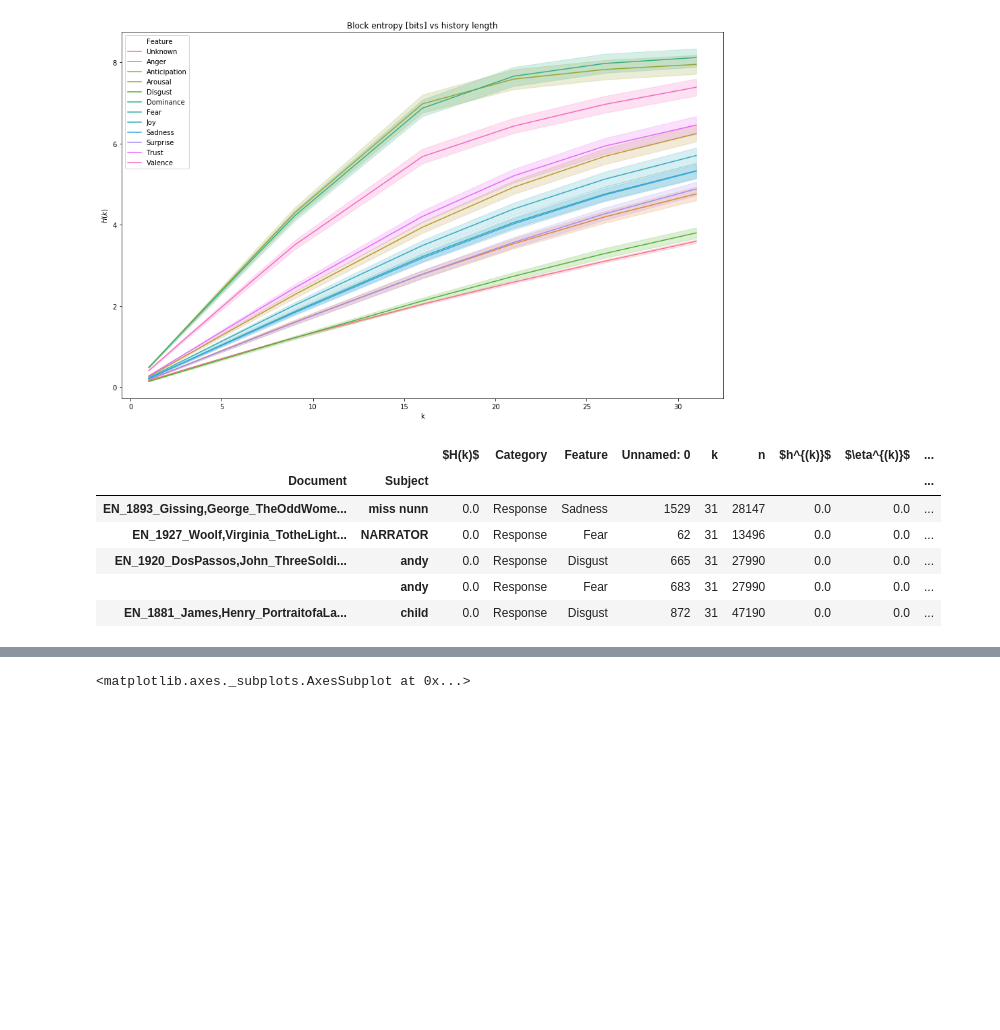
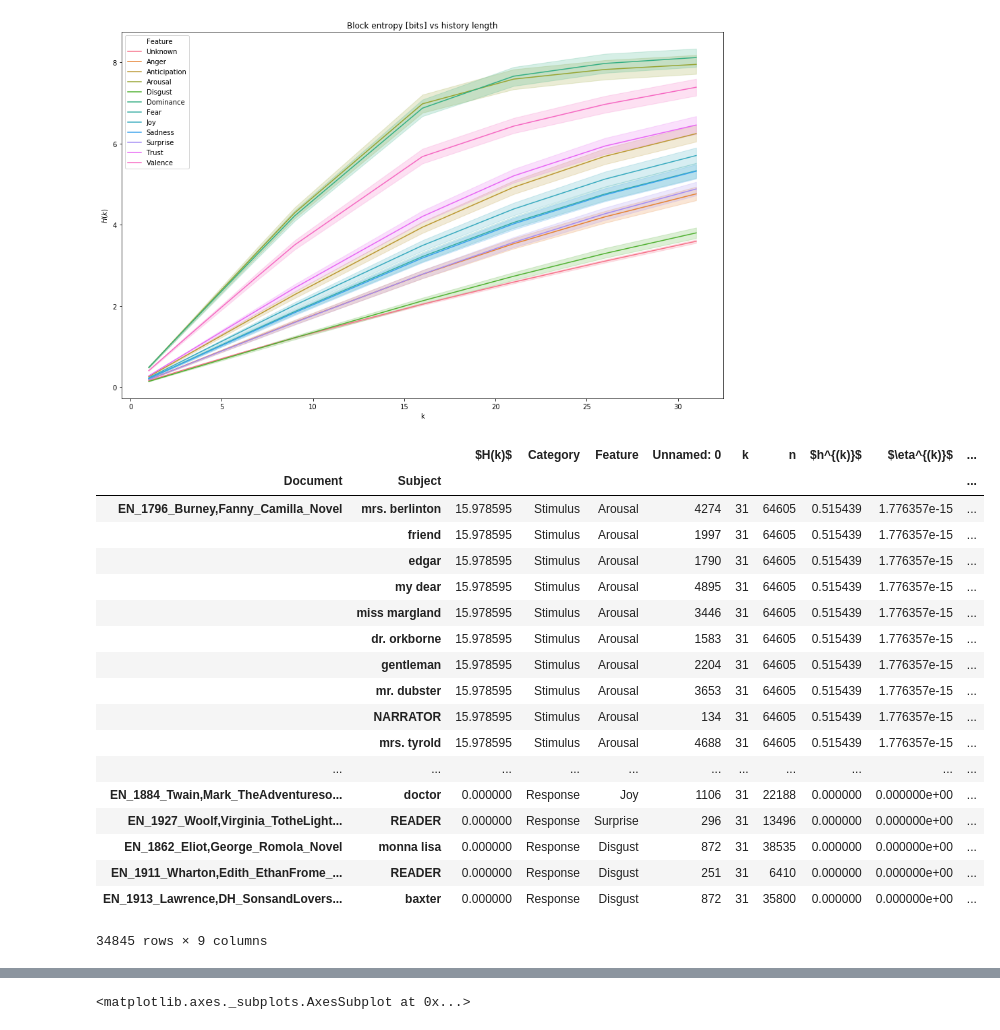
Before and after one commit to kjaquier/psylit-experiments, a Jupyter notebook: notebooks/dev/cascades-block-entropy.ipynb, the cells around one changed output, grey strips where cells are left out. Drawn from its saved outputs; the diff is of its cells as text; code cells hidden in the pictures; blank space fills up the shorter version.

```diff
--- a/notebooks/dev/cascades-block-entropy.ipynb
+++ b/notebooks/dev/cascades-block-entropy.ipynb
@@ -114,7 +167,8 @@ mc
 43916869 rows × 21 columns
 <models.cascades.MultiCascades at 0x...>
 # %%
+from models.cascades import FEATURE_TRANSFORMERS
 transform_function = FEATURE_TRANSFORMERS['StimulusResponse']
-mcsr = transform_function(mc)
+mcsr = transform_function(mc, use_dask=True)
 mcsr
 # %% [output]
@@ -241,13 +233,25 @@ plt.show()
 # %% [output]
 [figure]
 # %%
-dflim = df[df.k == df.k.max()].sort_values(by=ENT_RATE)
-dflim.head()
+dflim = df[df.k == df.k.max()].sort_values(by=ENT_RATE, ascending=False)
+dflim
 # %% [output]
 |  |  | $H(k)$ | Category | Feature | Unnamed: 0 | k | n | $h^{(k)}$ | $\eta^{(k)}$ | ... |
 | Document | Subject |  |  |  |  |  |  |  |  | ... |
-| EN_1893_Gissing,George_TheOddWome... | miss nunn | 0.0 | Response | Sadness | 1529 | 31 | 28147 | 0.0 | 0.0 | ... |
-| EN_1927_Woolf,Virginia_TotheLight... | NARRATOR | 0.0 | Response | Fear | 62 | 31 | 13496 | 0.0 | 0.0 | ... |
-| EN_1920_DosPassos,John_ThreeSoldi... | andy | 0.0 | Response | Disgust | 665 | 31 | 27990 | 0.0 | 0.0 | ... |
-|  | andy | 0.0 | Response | Fear | 683 | 31 | 27990 | 0.0 | 0.0 | ... |
-| EN_1881_James,Henry_PortraitofaLa... | child | 0.0 | Response | Disgust | 872 | 31 | 47190 | 0.0 | 0.0 | ... |
+| EN_1796_Burney,Fanny_Camilla_Novel | mrs. berlinton | 15.978595 | Stimulus | Arousal | 4274 | 31 | 64605 | 0.515439 | 1.776357e-15 | ... |
+|  | friend | 15.978595 | Stimulus | Arousal | 1997 | 31 | 64605 | 0.515439 | 1.776357e-15 | ... |
+|  | edgar | 15.978595 | Stimulus | Arousal | 1790 | 31 | 64605 | 0.515439 | 1.776357e-15 | ... |
+|  | my dear | 15.978595 | Stimulus | Arousal | 4895 | 31 | 64605 | 0.515439 | 1.776357e-15 | ... |
+|  | miss margland | 15.978595 | Stimulus | Arousal | 3446 | 31 | 64605 | 0.515439 | 1.776357e-15 | ... |
+|  | dr. orkborne | 15.978595 | Stimulus | Arousal | 1583 | 31 | 64605 | 0.515439 | 1.776357e-15 | ... |
+|  | gentleman | 15.978595 | Stimulus | Arousal | 2204 | 31 | 64605 | 0.515439 | 1.776357e-15 | ... |
+|  | mr. dubster | 15.978595 | Stimulus | Arousal | 3653 | 31 | 64605 | 0.515439 | 1.776357e-15 | ... |
+|  | NARRATOR | 15.978595 | Stimulus | Arousal | 134 | 31 | 64605 | 0.515439 | 1.776357e-15 | ... |
+|  | mrs. tyrold | 15.978595 | Stimulus | Arousal | 4688 | 31 | 64605 | 0.515439 | 1.776357e-15 | ... |
+| ... | ... | ... | ... | ... | ... | ... | ... | ... | ... | ... |
+| EN_1884_Twain,Mark_TheAdventureso... | doctor | 0.000000 | Response | Joy | 1106 | 31 | 22188 | 0.000000 | 0.000000e+00 | ... |
+| EN_1927_Woolf,Virginia_TotheLight... | READER | 0.000000 | Response | Surprise | 296 | 31 | 13496 | 0.000000 | 0.000000e+00 | ... |
+| EN_1862_Eliot,George_Romola_Novel | monna lisa | 0.000000 | Response | Disgust | 872 | 31 | 38535 | 0.000000 | 0.000000e+00 | ... |
+| EN_1911_Wharton,Edith_EthanFrome_... | READER | 0.000000 | Response | Disgust | 251 | 31 | 6410 | 0.000000 | 0.000000e+00 | ... |
+| EN_1913_Lawrence,DH_SonsandLovers... | baxter | 0.000000 | Response | Disgust | 872 | 31 | 35800 | 0.000000 | 0.000000e+00 | ... |
+34845 rows × 9 columns
```
Also changed, not shown: parts of 17 cells of this notebook, 5 other files.
